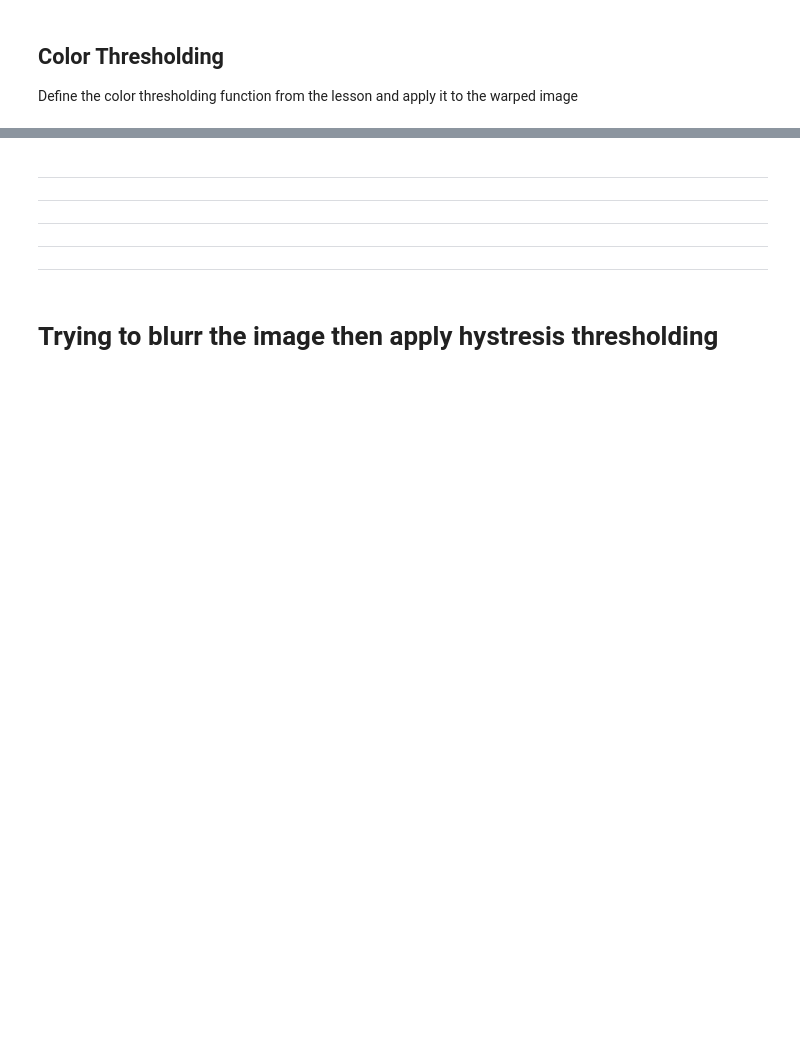
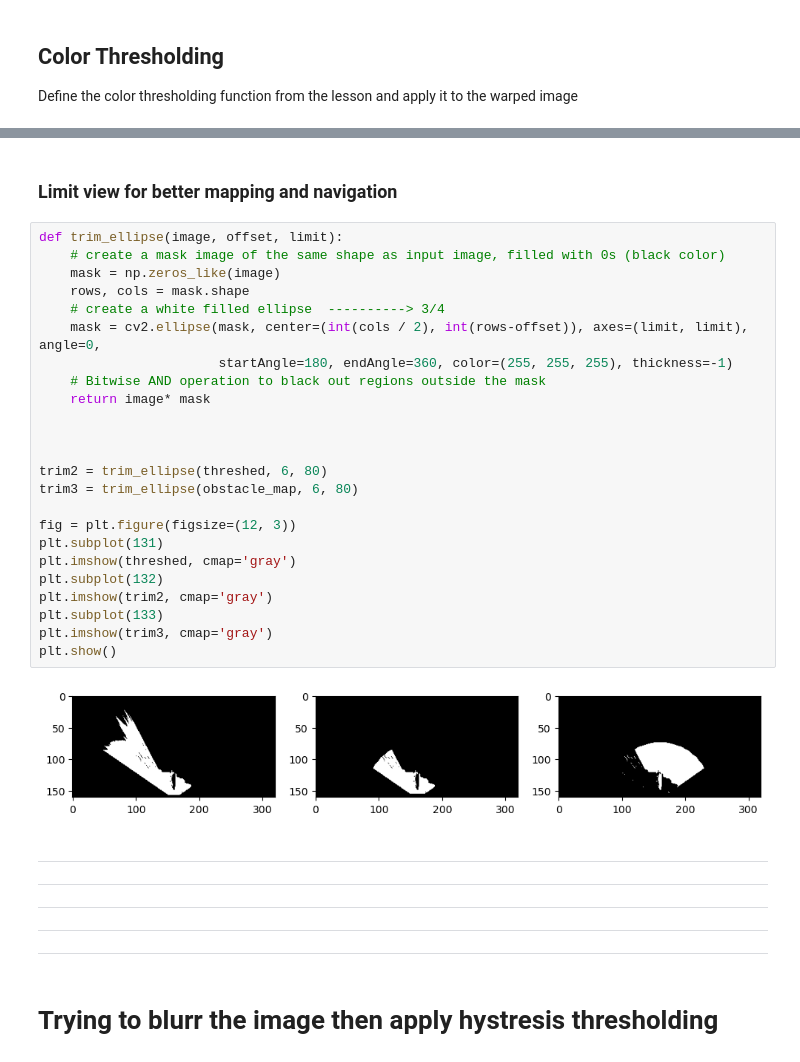
Before and after one commit to Zakaria-Madkour/Computer-Vision-, a Jupyter notebook: code/Pipeline_Stages.ipynb, the cells around one changed output, grey strips where cells are left out. Cells and saved outputs as stored; diff of their text form; blank space fills up the shorter version.

```diff
--- a/code/Pipeline_Stages.ipynb
+++ b/code/Pipeline_Stages.ipynb
@@ -225,3 +251,31 @@ plt.imshow(rock, cmap='gray')
+# %% [markdown]
+### Limit view for better mapping and navigation
+# %%
+def trim_ellipse(image, offset, limit):
+    # create a mask image of the same shape as input image, filled with 0s (black color)
+    mask = np.zeros_like(image)
+    rows, cols = mask.shape
+    # create a white filled ellipse  ----------> 3/4
+    mask = cv2.ellipse(mask, center=(int(cols / 2), int(rows-offset)), axes=(limit, limit), angle=0,
+                       startAngle=180, endAngle=360, color=(255, 255, 255), thickness=-1)
+    # Bitwise AND operation to black out regions outside the mask
+    return image* mask
+
+
+
+trim2 = trim_ellipse(threshed, 6, 80)
+trim3 = trim_ellipse(obstacle_map, 6, 80)
+
+fig = plt.figure(figsize=(12, 3))
+plt.subplot(131)
+plt.imshow(threshed, cmap='gray')
+plt.subplot(132)
+plt.imshow(trim2, cmap='gray')
+plt.subplot(133)
+plt.imshow(trim3, cmap='gray')
+plt.show()
+# %% [output]
+[figure, added]
 # %% [markdown]
 ---
 ---
```
Also changed, not shown: parts of 4 cells of this notebook, 1 other file.
